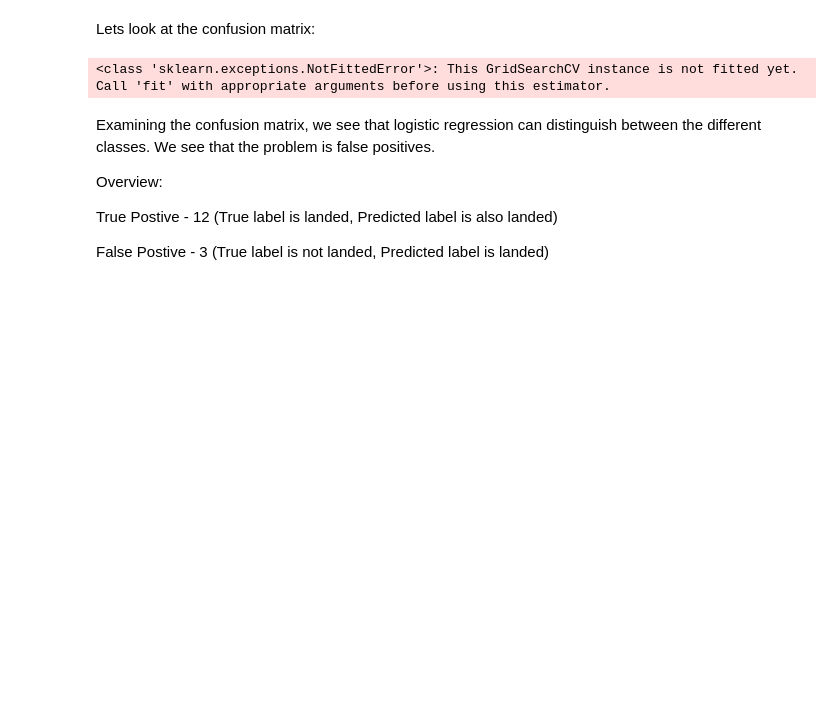
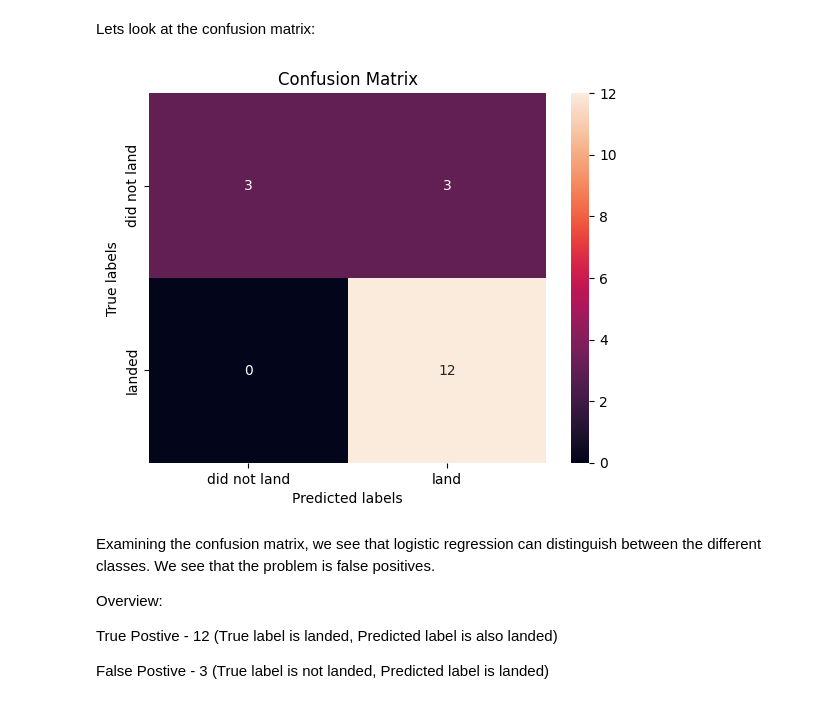
Before and after one commit to KKoga0709/SpaceX-Machine-Learning, a Jupyter notebook: SpaceX_Machine Learning Prediction_Part_5.ipynb, the cells around one changed output. Cells and saved outputs as stored; diff of their text form; code cells hidden in the pictures; blank space fills up the shorter version.

```diff
--- a/SpaceX_Machine Learning Prediction_Part_5.ipynb
+++ b/SpaceX_Machine Learning Prediction_Part_5.ipynb
@@ -194,5 +194,5 @@ parameters ={'C':[0.01,0.1,1],
 # %%
 parameters ={"C":[0.01,0.1,1],'penalty':['l2'], 'solver':['lbfgs']}# l1 lasso l2 ridge
 lr=LogisticRegression()
-gscv = GridSearchCV(lr, parameters, scoring='accuracy', cv=10)
-logrev_cv = gscv.fit(X_train, Y_train)
+logrev_cv = GridSearchCV(lr, parameters, scoring='accuracy', cv=10)
+logrev_cv.fit(X_train, Y_train)
@@ -215,10 +220,10 @@ logrev_cv.score(X_test, Y_test)
 # %% [markdown]
 Lets look at the confusion matrix:
 # %%
-yhat=logreg_cv.predict(X_test)
+yhat=logrev_cv.predict(X_test)
 plot_confusion_matrix(Y_test,yhat)
 # %% [output]
-<class 'sklearn.exceptions.NotFittedError'>: This GridSearchCV instance is not fitted yet. Call 'fit' with appropriate arguments before using this estimator.
+[figure, added]
 # %% [markdown]
 Examining the confusion matrix, we see that logistic regression can distinguish between the different classes.  We see that the problem is false positives.
 
```
Also changed, not shown: parts of 16 cells of this notebook.
